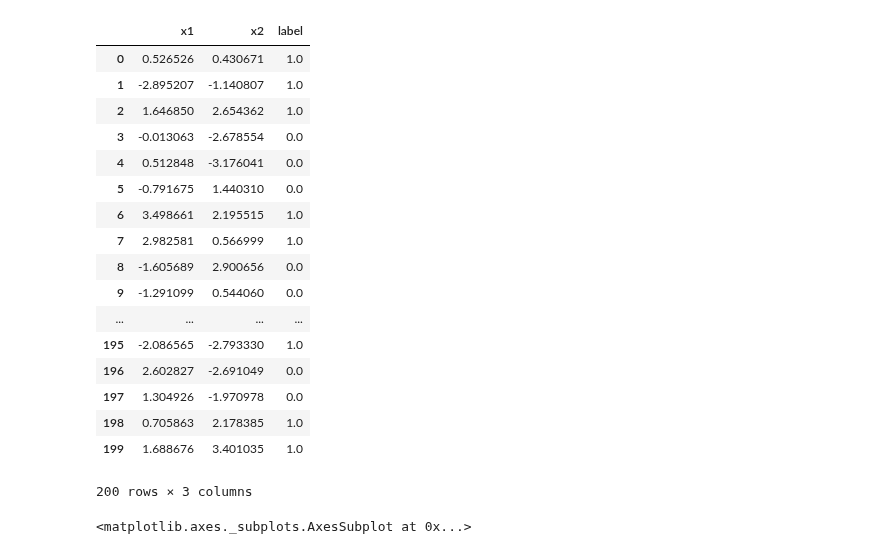
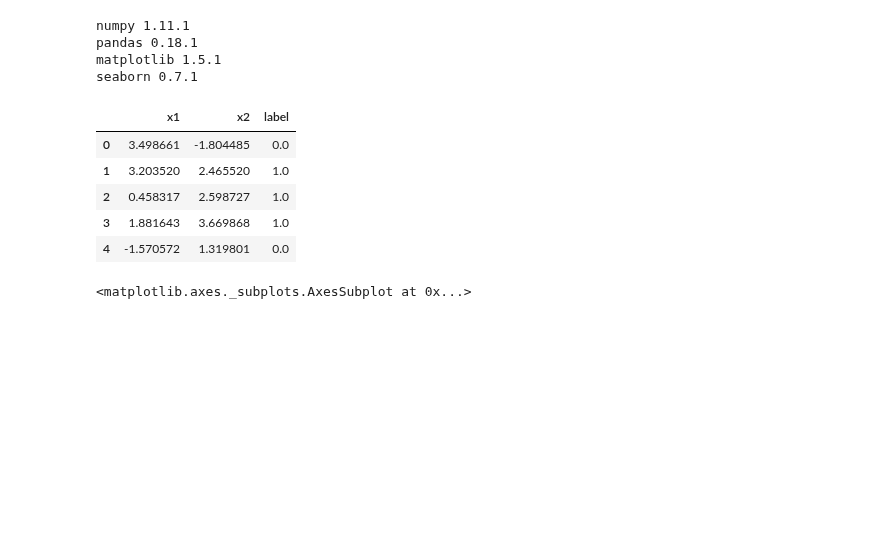
Before and after one commit to matsuken92/Qiita_Contents, a Jupyter notebook: General/NN_scratch.ipynb, the cells around one changed output. Saved outputs shown, nothing was run; the diff lists cells and outputs as text; code cells hidden in the pictures; blank space fills up the shorter version.

```diff
--- a/General/NN_scratch.ipynb
+++ b/General/NN_scratch.ipynb
@@ -32,3 +35,11 @@ def one_hot_vector(label):
+# %%
+for package in [np, pd, matplotlib, sns]:
+    print(package.__name__, package.__version__)
+# %% [output]
+numpy 1.11.1
+pandas 0.18.1
+matplotlib 1.5.1
+seaborn 0.7.1
 # %%
 # test data set
 xmin, xmax = -6, 6
@@ -55,24 +65,12 @@ y = np.array(list(map(one_hot_vector,Y)))
 # %%
-df
+df.head()
 # %% [output]
 |  | x1 | x2 | label |
-| 0 | 0.526526 | 0.430671 | 1.0 |
-| 1 | -2.895207 | -1.140807 | 1.0 |
-| 2 | 1.646850 | 2.654362 | 1.0 |
-| 3 | -0.013063 | -2.678554 | 0.0 |
-| 4 | 0.512848 | -3.176041 | 0.0 |
-| 5 | -0.791675 | 1.440310 | 0.0 |
-| 6 | 3.498661 | 2.195515 | 1.0 |
-| 7 | 2.982581 | 0.566999 | 1.0 |
-| 8 | -1.605689 | 2.900656 | 0.0 |
-| 9 | -1.291099 | 0.544060 | 0.0 |
-| ... | ... | ... | ... |
-| 195 | -2.086565 | -2.793330 | 1.0 |
-| 196 | 2.602827 | -2.691049 | 0.0 |
-| 197 | 1.304926 | -1.970978 | 0.0 |
-| 198 | 0.705863 | 2.178385 | 1.0 |
-| 199 | 1.688676 | 3.401035 | 1.0 |
+| 0 | 3.498661 | -1.804485 | 0.0 |
+| 1 | 3.203520 | 2.465520 | 1.0 |
+| 2 | 0.458317 | 2.598727 | 1.0 |
+| 3 | 1.881643 | 3.669868 | 1.0 |
+| 4 | -1.570572 | 1.319801 | 0.0 |
-200 rows × 3 columns
 # %%
 # Draw scatter plot
 df = pd.DataFrame(np.c_[X, Y], columns=["x1", "x2", "label"])
```
Also changed, not shown: parts of 5 cells of this notebook.
